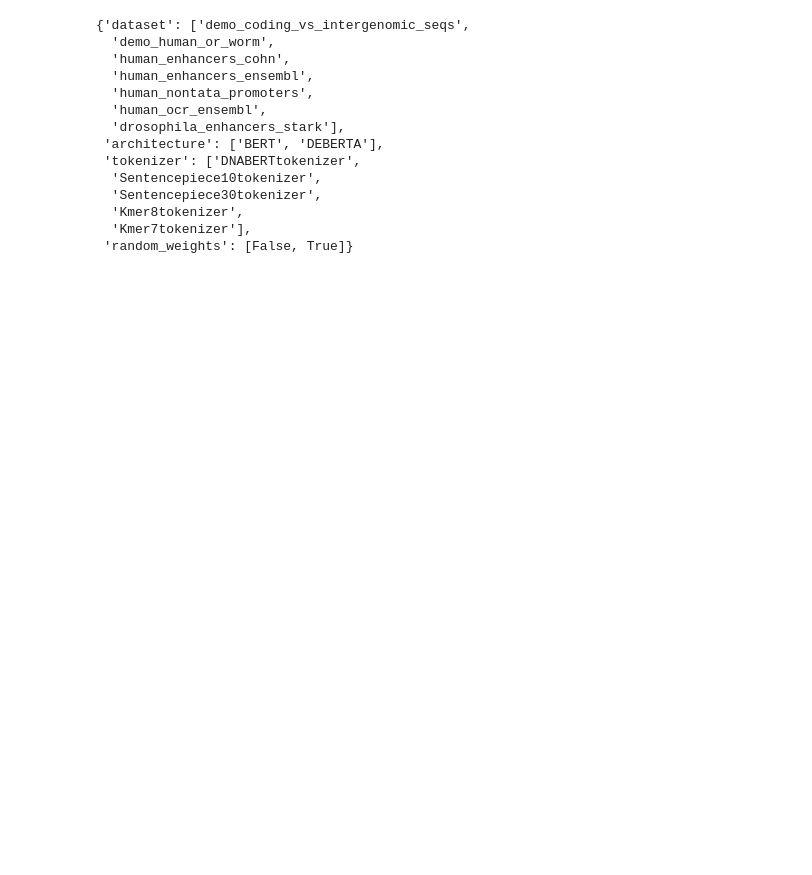
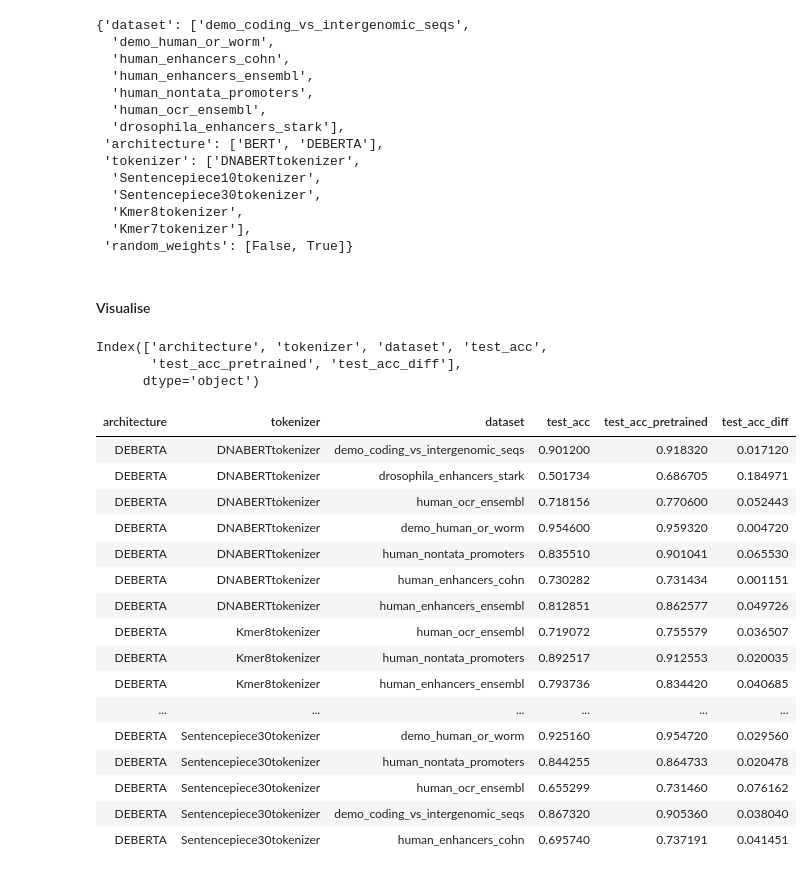
Before and after one commit to ML-Bioinfo-CEITEC/DNA-pretraining, a Jupyter notebook: experiments/genomic_benchmarks/20220803_training/Results_analysis.ipynb, the cells around one changed output. Saved outputs shown, nothing was run; the diff lists cells and outputs as text; code cells hidden in the pictures; blank space fills up the shorter version.

```diff
--- a/experiments/genomic_benchmarks/20220803_training/Results_analysis.ipynb
+++ b/experiments/genomic_benchmarks/20220803_training/Results_analysis.ipynb
@@ -225,3 +234,5 @@ exp_options
   'Kmer8tokenizer',
   'Kmer7tokenizer'],
  'random_weights': [False, True]}
+# %% [markdown]
+#### Visualise
@@ -227,0 +282,31 @@ exp_options
+# %%
+compared[(compared['test_acc_pretrained'] != 'NaN') & (compared['architecture'] == 'DEBERTA')].columns
+# %% [output]
+Index(['architecture', 'tokenizer', 'dataset', 'test_acc',
+       'test_acc_pretrained', 'test_acc_diff'],
+      dtype='object')
+# %%
+compared.round(decimals=4)
+style_dataframe(
+    compared[(compared[CHOOSEN_METRIC_PRETRAINED] != 'NaN') & (compared['architecture'] == 'DEBERTA')],
+    [*choosen_columns, CHOOSEN_METRIC_PRETRAINED, CHOOSEN_METRIC_DIFF],
+    [CHOOSEN_METRIC_DIFF]
+)
+# %% [output]
+| architecture | tokenizer | dataset | test_acc | test_acc_pretrained | test_acc_diff |
+| DEBERTA | DNABERTtokenizer | demo_coding_vs_intergenomic_seqs | 0.901200 | 0.918320 | 0.017120 |
+| DEBERTA | DNABERTtokenizer | drosophila_enhancers_stark | 0.501734 | 0.686705 | 0.184971 |
+| DEBERTA | DNABERTtokenizer | human_ocr_ensembl | 0.718156 | 0.770600 | 0.052443 |
+| DEBERTA | DNABERTtokenizer | demo_human_or_worm | 0.954600 | 0.959320 | 0.004720 |
+| DEBERTA | DNABERTtokenizer | human_nontata_promoters | 0.835510 | 0.901041 | 0.065530 |
+| DEBERTA | DNABERTtokenizer | human_enhancers_cohn | 0.730282 | 0.731434 | 0.001151 |
+| DEBERTA | DNABERTtokenizer | human_enhancers_ensembl | 0.812851 | 0.862577 | 0.049726 |
+| DEBERTA | Kmer8tokenizer | human_ocr_ensembl | 0.719072 | 0.755579 | 0.036507 |
+| DEBERTA | Kmer8tokenizer | human_nontata_promoters | 0.892517 | 0.912553 | 0.020035 |
+| DEBERTA | Kmer8tokenizer | human_enhancers_ensembl | 0.793736 | 0.834420 | 0.040685 |
+| ... | ... | ... | ... | ... | ... |
+| DEBERTA | Sentencepiece30tokenizer | demo_human_or_worm | 0.925160 | 0.954720 | 0.029560 |
+| DEBERTA | Sentencepiece30tokenizer | human_nontata_promoters | 0.844255 | 0.864733 | 0.020478 |
+| DEBERTA | Sentencepiece30tokenizer | human_ocr_ensembl | 0.655299 | 0.731460 | 0.076162 |
+| DEBERTA | Sentencepiece30tokenizer | demo_coding_vs_intergenomic_seqs | 0.867320 | 0.905360 | 0.038040 |
+| DEBERTA | Sentencepiece30tokenizer | human_enhancers_cohn | 0.695740 | 0.737191 | 0.041451 |
```
Also changed, not shown: parts of 18 cells of this notebook, 12 other files.
